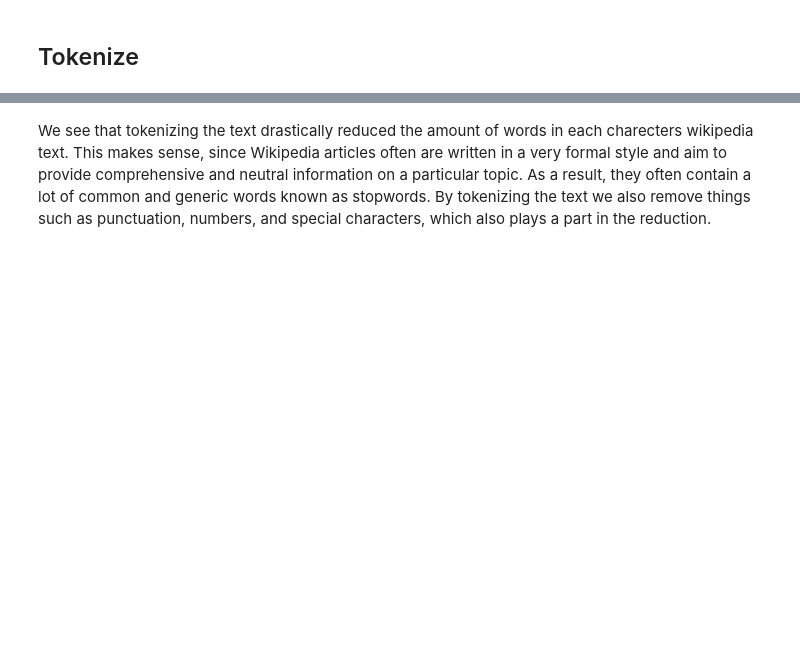
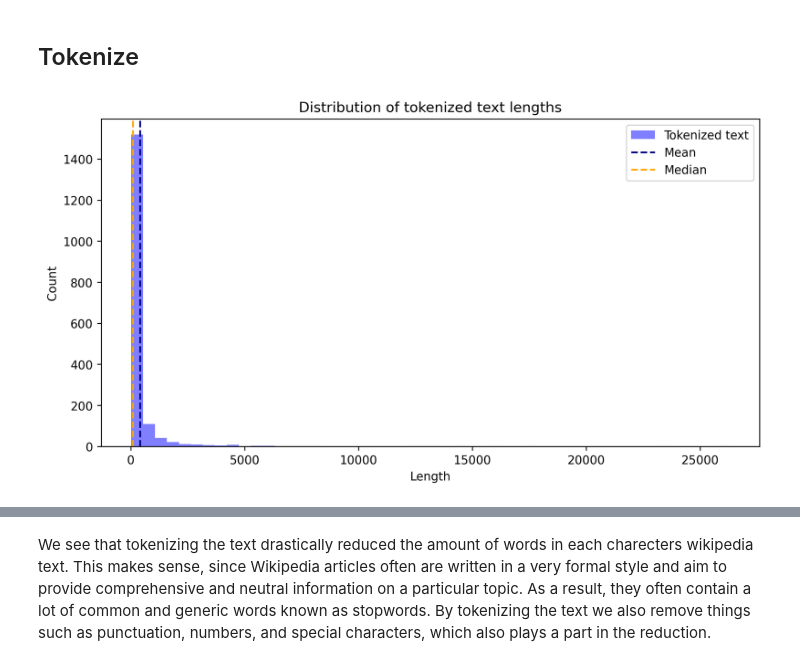
Before and after one commit to fridamariejoergensen/CSS_project, a Jupyter notebook: Explainer_Notebook.ipynb, the cells around one changed output, grey strips where cells are left out. Cells and saved outputs as stored; diff of their text form; code cells hidden in the pictures; blank space fills up the shorter version.

```diff
--- a/Explainer_Notebook.ipynb
+++ b/Explainer_Notebook.ipynb
@@ -751,6 +768,23 @@ def tokenize_text(text):
 
 # Add column 'tokens' to df
 filtered_data['tokens'] = filtered_data['Wiki text'].apply(tokenize_text)
+# %%
+token_lengths = [len(tokens) for tokens in filtered_data['tokens']]
+
+
+# Plot the distribution of the tokenized text lengths
+fig, axes = plt.subplots(figsize=(10,5), dpi=250)
+axes.hist(token_lengths, bins=50, color='blue', alpha=0.5, label='Tokenized text')
+axes.axvline(sum(token_lengths)/len(token_lengths), color='navy', linestyle='--', label='Mean')
+axes.axvline(sorted(token_lengths)[len(token_lengths)//2], color='orange', linestyle='--', label='Median')
+axes.set_title('Distribution of tokenized text lengths')
+axes.set_xlabel('Length')
+axes.set_ylabel('Count')
+axes.legend()
+
+plt.show()
+# %% [output]
+[figure, added]
 # %%
 def compute_difference(row):
     return len(row["Wiki text"]) - len(row["tokens"])
```
Also changed, not shown: parts of 5 cells of this notebook, 6 other files.
